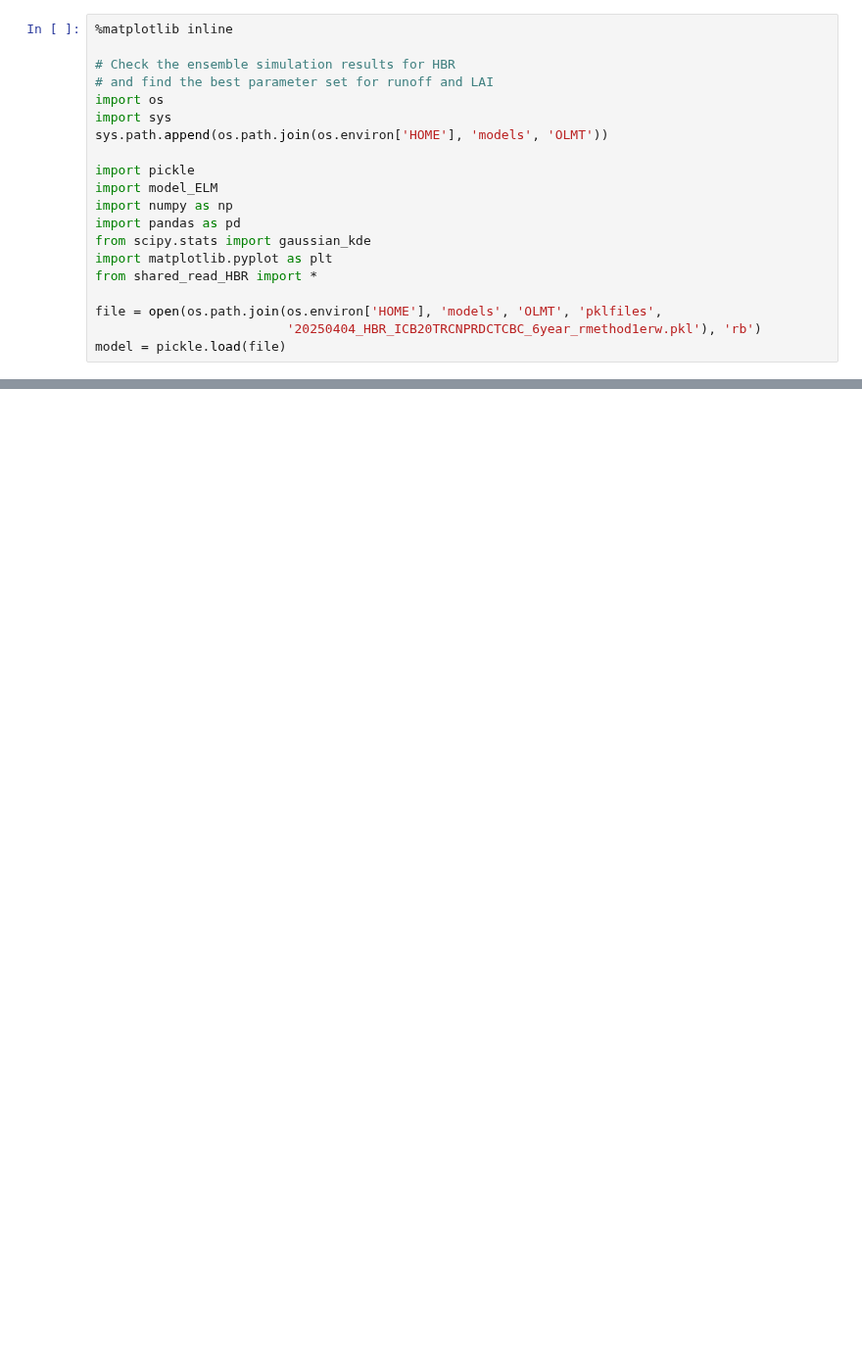
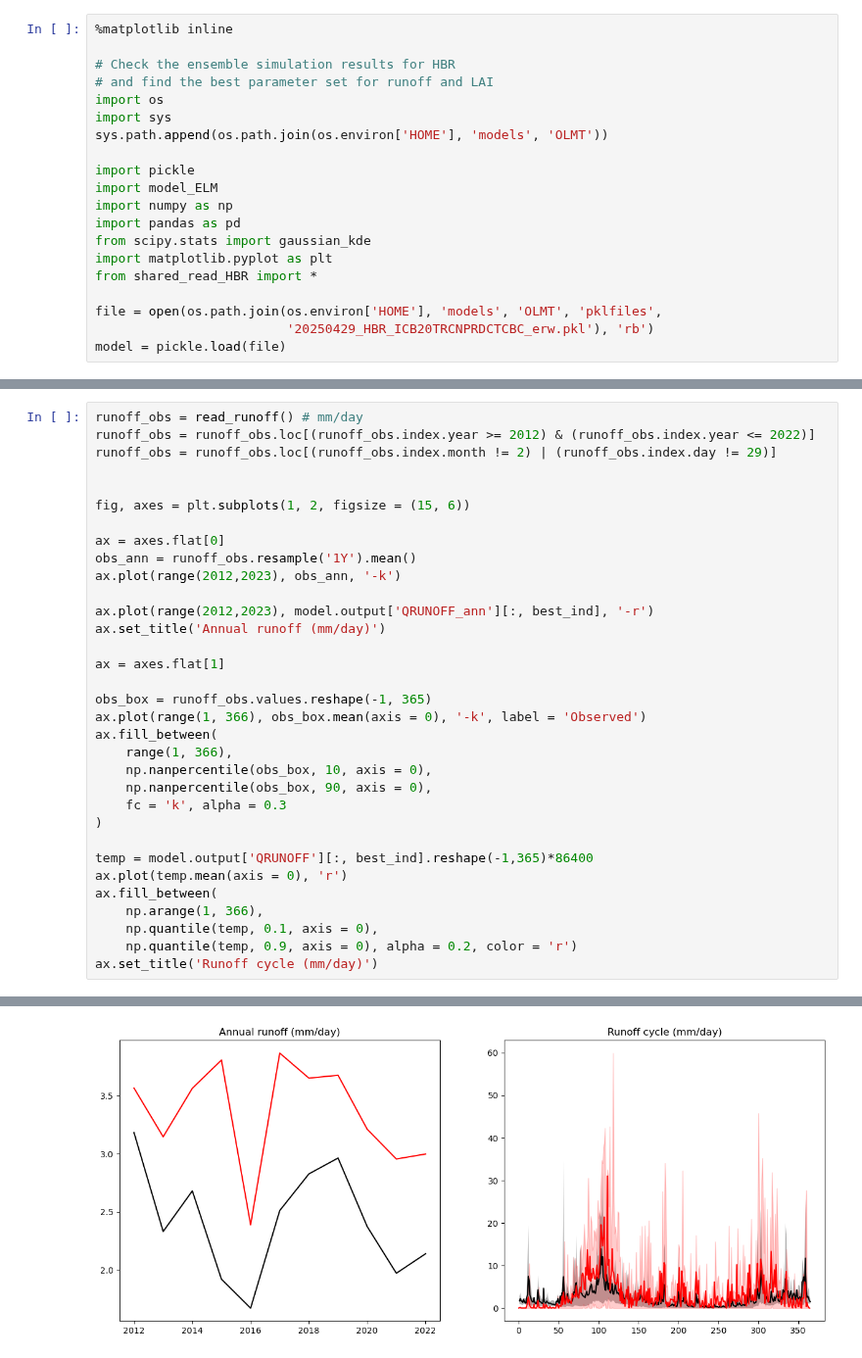
Before and after one commit to ypwong22/erw_scripts, a Jupyter notebook: check_HBR_calibration.ipynb, the cells around one changed output, grey strips where cells are left out. Shown at 98% size. Drawn from its saved outputs; the diff is of its cells as text; blank space fills up the shorter version.

```diff
--- a/check_HBR_calibration.ipynb
+++ b/check_HBR_calibration.ipynb
@@ -16,7 +16,7 @@ import matplotlib.pyplot as plt
 from shared_read_HBR import *
 
 file = open(os.path.join(os.environ['HOME'], 'models', 'OLMT', 'pklfiles',
-                         '20250404_HBR_ICB20TRCNPRDCTCBC_6year_rmethod1erw.pkl'), 'rb')
+                         '20250429_HBR_ICB20TRCNPRDCTCBC_erw.pkl'), 'rb')
 model = pickle.load(file)
 # %%
 tlai_rmse = np.sqrt(np.sum(np.power(model.output['TLAI_ann'] - \
@@ -53,0 +56,34 @@ plt.show()
+# %%
+runoff_obs = read_runoff() # mm/day
+runoff_obs = runoff_obs.loc[(runoff_obs.index.year >= 2012) & (runoff_obs.index.year <= 2022)]
+runoff_obs = runoff_obs.loc[(runoff_obs.index.month != 2) | (runoff_obs.index.day != 29)]
+
+
+fig, axes = plt.subplots(1, 2, figsize = (15, 6))
+
+ax = axes.flat[0]
+obs_ann = runoff_obs.resample('1Y').mean()
+ax.plot(range(2012,2023), obs_ann, '-k')
+
+ax.plot(range(2012,2023), model.output['QRUNOFF_ann'][:, best_ind], '-r')
+ax.set_title('Annual runoff (mm/day)')
+
+ax = axes.flat[1]
+
+obs_box = runoff_obs.values.reshape(-1, 365)
+ax.plot(range(1, 366), obs_box.mean(axis = 0), '-k', label = 'Observed')
+ax.fill_between(
+    range(1, 366),
+    np.nanpercentile(obs_box, 10, axis = 0),
+    np.nanpercentile(obs_box, 90, axis = 0),
+    fc = 'k', alpha = 0.3
+)
+
+temp = model.output['QRUNOFF'][:, best_ind].reshape(-1,365)*86400
+ax.plot(temp.mean(axis = 0), 'r')
+ax.fill_between(
+    np.arange(1, 366),
+    np.quantile(temp, 0.1, axis = 0),
+    np.quantile(temp, 0.9, axis = 0), alpha = 0.2, color = 'r')
+ax.set_title('Runoff cycle (mm/day)')
+# %% [output]
@@ -53,0 +91 @@ plt.show()
+[figure, added]
```
Also changed, not shown: parts of 5 cells of this notebook, 5 other files.
